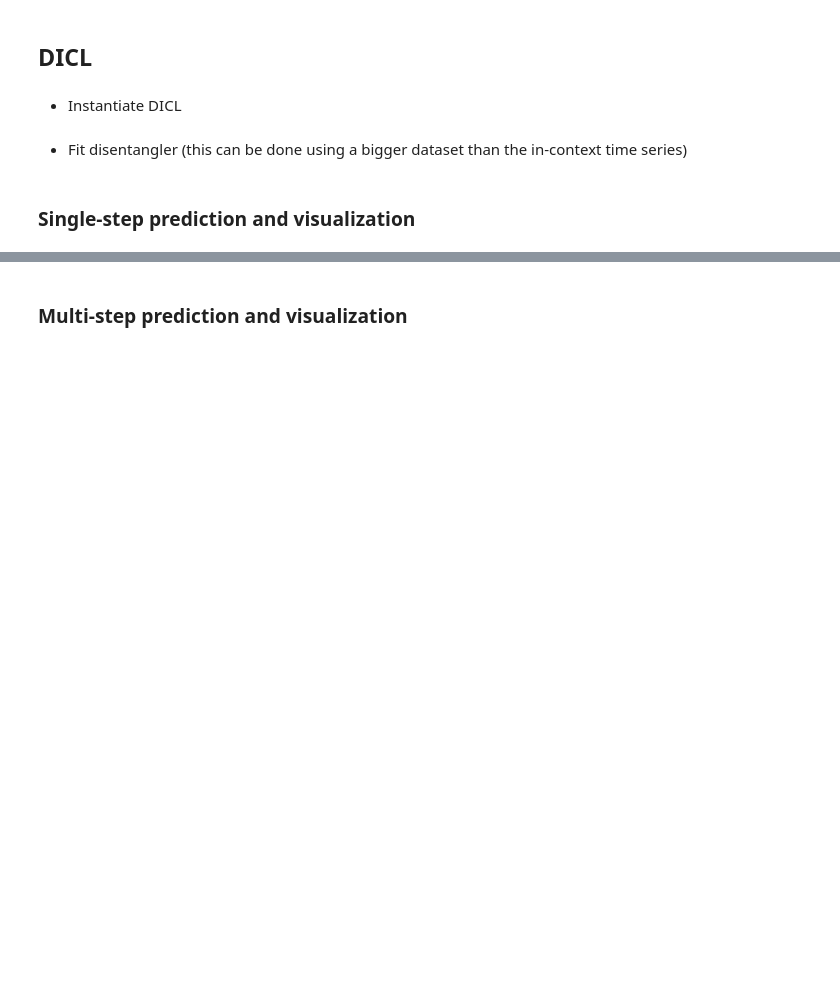
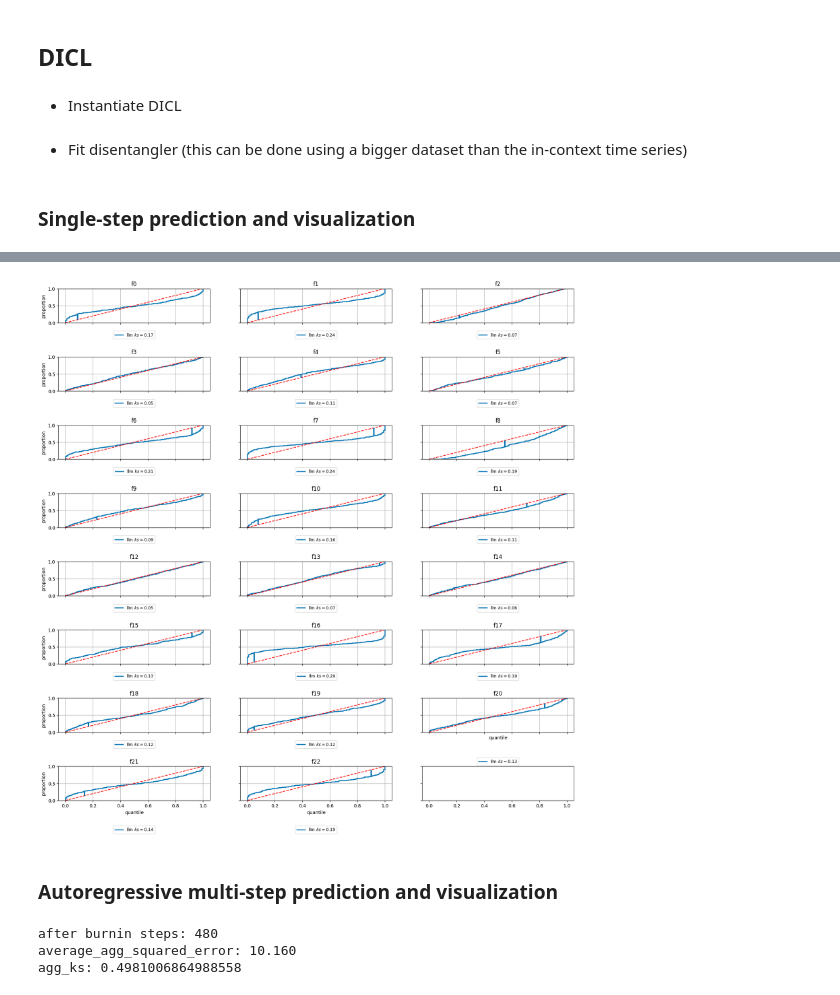
Before and after one commit to abenechehab/dicl, a Jupyter notebook: src/dicl/getting_started.ipynb, the cells around one changed output, grey strips where cells are left out. Saved outputs shown, nothing was run; the diff lists cells and outputs as text; code cells hidden in the pictures; blank space fills up the shorter version.

```diff
--- a/src/dicl/getting_started.ipynb
+++ b/src/dicl/getting_started.ipynb
@@ -118,2 +120,25 @@ DICL.plot_single_step(xlim=[0, 100])
+# %%
+DICL.plot_calibration(burnin=0)
+# %% [output]
+[figure, added]
 # %% [markdown]
-### Multi-step prediction and visualization
+### Autoregressive multi-step prediction and visualization
+# %%
+prediction_horizon = 20
+mean, mode, lb, ub = DICL.predict_multi_step(
+    X=time_series, prediction_horizon=prediction_horizon
+)
+
+# print metrics
+burnin = context_length - prediction_horizon
+single_step_metrics = DICL.compute_metrics(burnin=burnin)
+print(f"after burnin steps: {burnin}")
+print(
+    "average_agg_squared_error: "
+    f"{single_step_metrics['average_agg_squared_error']:.3f}"
+)
+print(f"agg_ks: {single_step_metrics['agg_ks']}")
+# %% [output]
+after burnin steps: 480
+average_agg_squared_error: 10.160
+agg_ks: 0.4981006864988558
```
Also changed, not shown: parts of 2 cells of this notebook.
